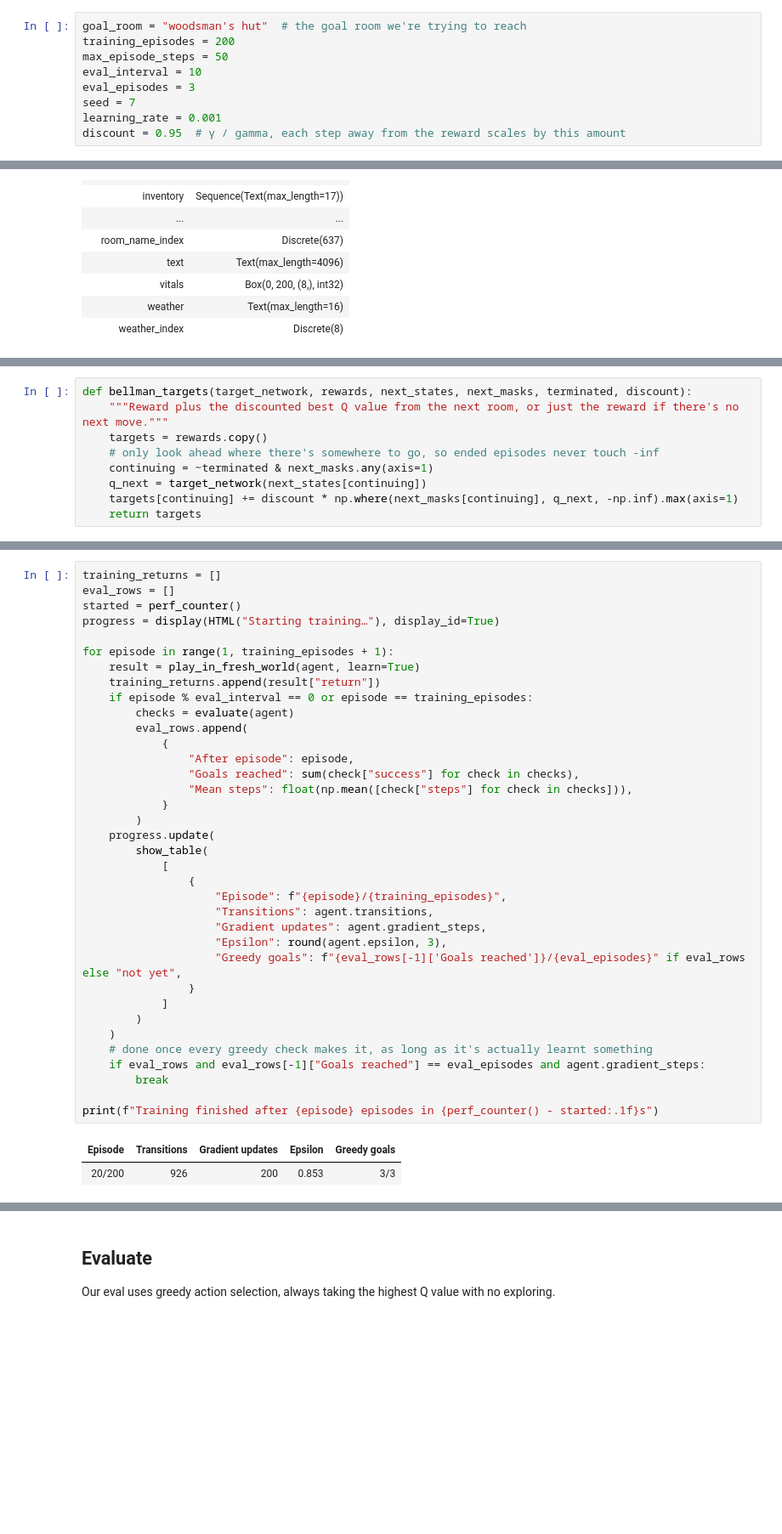
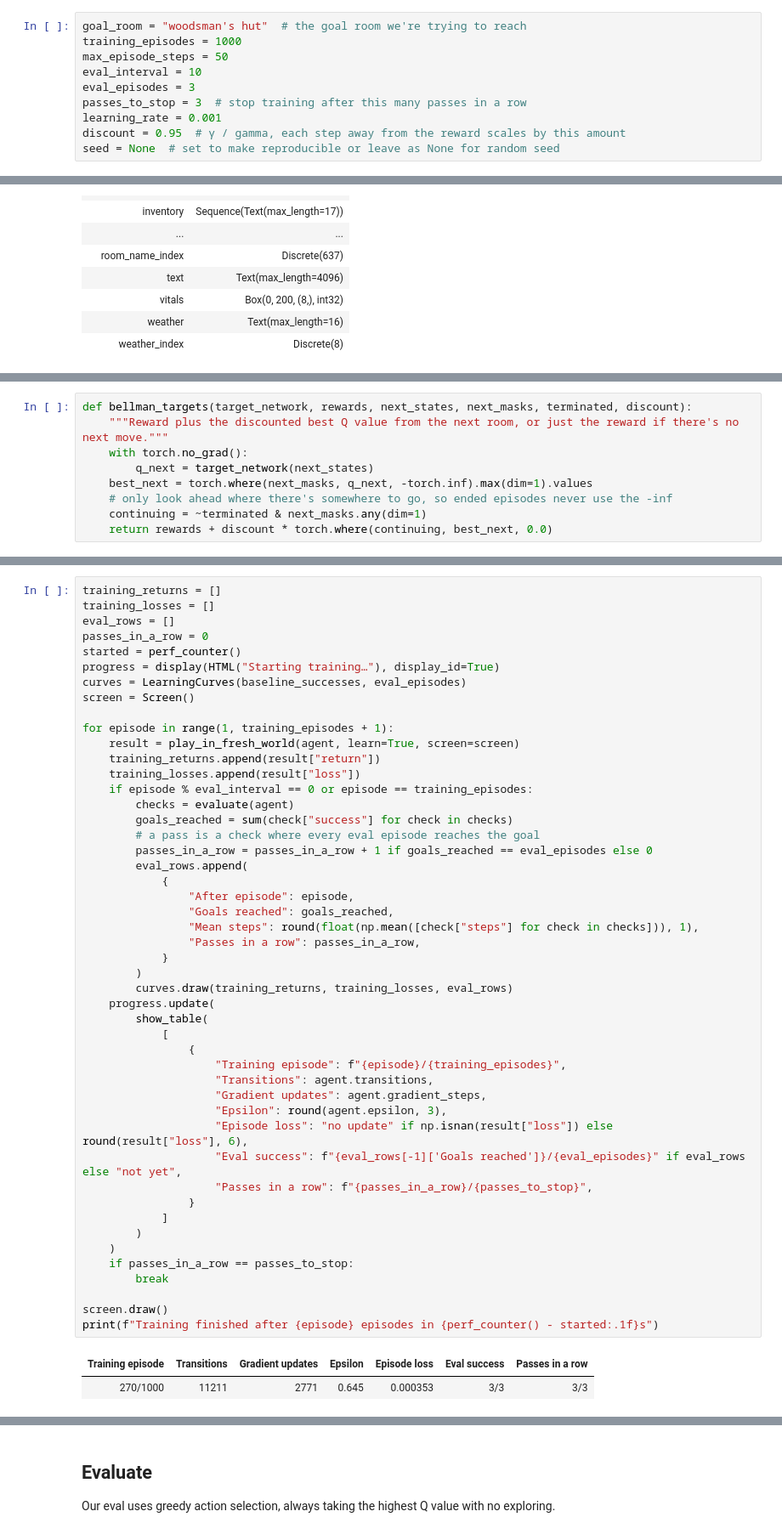
Before and after one commit to rolo/mudgym, a Jupyter notebook: docs/notebooks/goal_room_dqn.ipynb, the cells around one changed output, grey strips where cells are left out. Shown at 85% size. Drawn from its saved outputs; the diff is of its cells as text; blank space fills up the shorter version.

```diff
--- a/docs/notebooks/goal_room_dqn.ipynb
+++ b/docs/notebooks/goal_room_dqn.ipynb
@@ -6,10 +10,11 @@ Train a deep Q network to reach the Woodsman's Hut.
 ## Settings
 # %%
 goal_room = "woodsman's hut"  # the goal room we're trying to reach
-training_episodes = 200
+training_episodes = 1000
 max_episode_steps = 50
 eval_interval = 10
 eval_episodes = 3
-seed = 7
+passes_to_stop = 3  # stop training after this many passes in a row
 learning_rate = 0.001
 discount = 0.95  # γ / gamma, each step away from the reward scales by this amount
+seed = None  # set to make reproducible or leave as None for random seed
@@ -271,12 +195,12 @@ class ReplayBuffer:
 # %%
 def bellman_targets(target_network, rewards, next_states, next_masks, terminated, discount):
     """Reward plus the discounted best Q value from the next room, or just the reward if there's no next move."""
-    targets = rewards.copy()
-    # only look ahead where there's somewhere to go, so ended episodes never touch -inf
-    continuing = ~terminated & next_masks.any(axis=1)
-    q_next = target_network(next_states[continuing])
-    targets[continuing] += discount * np.where(next_masks[continuing], q_next, -np.inf).max(axis=1)
-    return targets
+    with torch.no_grad():
+        q_next = target_network(next_states)
+    best_next = torch.where(next_masks, q_next, -torch.inf).max(dim=1).values
+    # only look ahead where there's somewhere to go, so ended episodes never use the -inf
+    continuing = ~terminated & next_masks.any(dim=1)
+    return rewards + discount * torch.where(continuing, best_next, 0.0)
 # %% [markdown]
 ## Agent
 
@@ -441,39 +383,51 @@ Every `eval_interval` episodes we check how it does greedily, and stop once ever
 # %%
 training_returns = []
+training_losses = []
 eval_rows = []
+passes_in_a_row = 0
 started = perf_counter()
 progress = display(HTML("Starting training…"), display_id=True)
+curves = LearningCurves(baseline_successes, eval_episodes)
+screen = Screen()
 
 for episode in range(1, training_episodes + 1):
-    result = play_in_fresh_world(agent, learn=True)
+    result = play_in_fresh_world(agent, learn=True, screen=screen)
     training_returns.append(result["return"])
+    training_losses.append(result["loss"])
     if episode % eval_interval == 0 or episode == training_episodes:
         checks = evaluate(agent)
+        goals_reached = sum(check["success"] for check in checks)
+        # a pass is a check where every eval episode reaches the goal
+        passes_in_a_row = passes_in_a_row + 1 if goals_reached == eval_episodes else 0
         eval_rows.append(
             {
                 "After episode": episode,
-                "Goals reached": sum(check["success"] for check in checks),
-                "Mean steps": float(np.mean([check["steps"] for check in checks])),
+                "Goals reached": goals_reached,
+                "Mean steps": round(float(np.mean([check["steps"] for check in checks])), 1),
+                "Passes in a row": passes_in_a_row,
             }
         )
+        curves.draw(training_returns, training_losses, eval_rows)
     progress.update(
         show_table(
             [
                 {
-                    "Episode": f"{episode}/{training_episodes}",
+                    "Training episode": f"{episode}/{training_episodes}",
                     "Transitions": agent.transitions,
                     "Gradient updates": agent.gradient_steps,
                     "Epsilon": round(agent.epsilon, 3),
-                    "Greedy goals": f"{eval_rows[-1]['Goals reached']}/{eval_episodes}" if eval_rows else "not yet",
+                    "Episode loss": "no update" if np.isnan(result["loss"]) else round(result["loss"], 6),
+                    "Eval success": f"{eval_rows[-1]['Goals reached']}/{eval_episodes}" if eval_rows else "not yet",
+                    "Passes in a row": f"{passes_in_a_row}/{passes_to_stop}",
                 }
             ]
         )
     )
-    # done once every greedy check makes it, as long as it's actually learnt something
-    if eval_rows and eval_rows[-1]["Goals reached"] == eval_episodes and agent.gradient_steps:
+    if passes_in_a_row == passes_to_stop:
         break
 
+screen.draw()
 print(f"Training finished after {episode} episodes in {perf_counter() - started:.1f}s")
 # %% [output]
-| Episode | Transitions | Gradient updates | Epsilon | Greedy goals |
-| 20/200 | 926 | 200 | 0.853 | 3/3 |
+| Training episode | Transitions | Gradient updates | Epsilon | Episode loss | Eval success | Passes in a row |
+| 270/1000 | 11211 | 2771 | 0.645 | 0.000353 | 3/3 | 3/3 |
```
Also changed, not shown: parts of 32 cells of this notebook.
